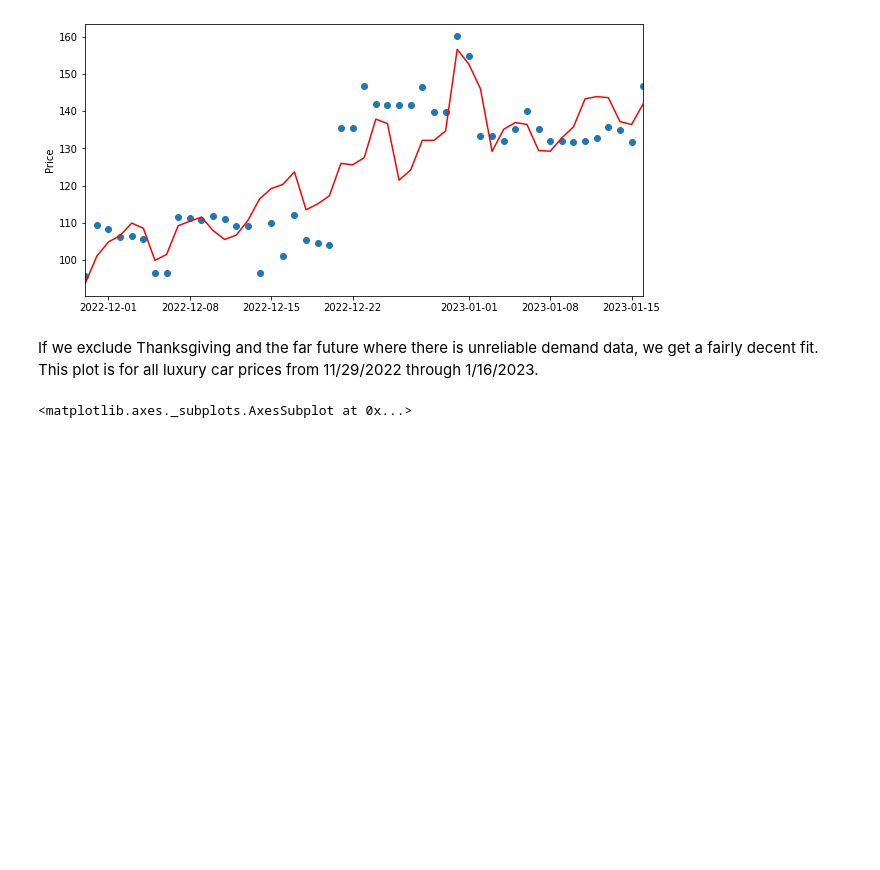
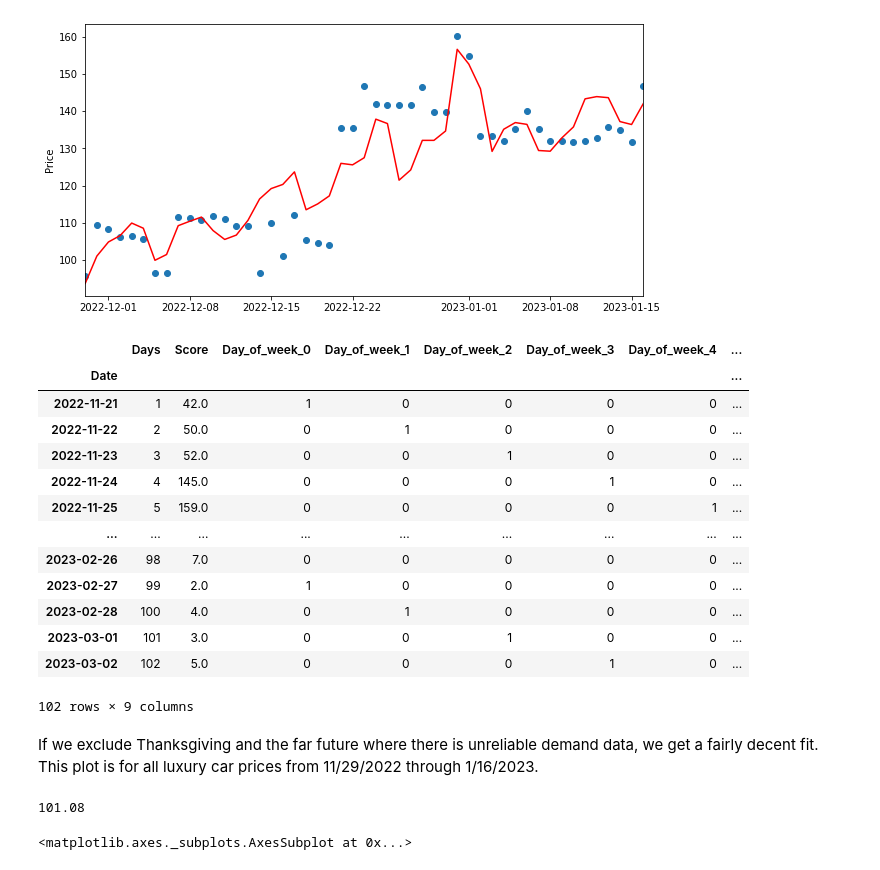
Before and after one commit to JADukeAIPI/AIPIProject, a Jupyter notebook: EDA_and_modeling.ipynb, the cells around one changed output. Saved outputs shown, nothing was run; the diff lists cells and outputs as text; code cells hidden in the pictures; blank space fills up the shorter version.

Commit message:
added pkl of model and utility to prep a date input

```diff
--- a/EDA_and_modeling.ipynb
+++ b/EDA_and_modeling.ipynb
@@ -590,7 +590,7 @@ def linemodel_dow_demand(df, dem_df, col='Price'):
   plt.scatter(x=df2.index, y=df2[col])
   plt.plot(df2.index, df2['Preds'],color='red')
   plt.xlim((df2.index.min(),df2.index.max()))
-  plt.ylabel('Price')
+  plt.ylabel(col)
   plt.show()
 
 
@@ -696,15 +696,15 @@ all_luxury_prices.plot(title='Price of All Luxury Cars')
 # %%
 luxury_prices_df = pd.DataFrame(all_luxury_prices)
 luxury_count_df = pd.DataFrame(luxury_count)
-luxury_df.index = luxury_prices_df.index.rename('Date')
-luxury_df.index = luxury_df.index.strftime('%Y-%m-%d')
-luxury_demand_score = pd.merge(luxury_df, demand_df, on='Date', how = 'left')
+luxury_prices_df.index = luxury_prices_df.index.rename('Date')
+luxury_prices_df.index = luxury_prices_df.index.strftime('%Y-%m-%d')
+luxury_demand_score = pd.merge(luxury_prices_df, demand_df, on='Date', how = 'left')
 luxury_demand_score.plot(title='Average Luxury Car price and demand scores')
 # %% [output]
 <matplotlib.axes._subplots.AxesSubplot at 0x...>
 [figure]
 # %%
-luxury_line, luxury_line_mse, luxury_line_r2 = line_model(luxury_df, 'Price')
+luxury_line, luxury_line_mse, luxury_line_r2 = line_model(luxury_prices_df, 'Price')
 # %% [output]
 The fitted model is: y = 0.126x + 131.513
 The simple linear model has R^2=0.009 and MSE=1542.636
@@ -736,5 +736,48 @@ The fitted model is:
 y = 76.08 + 1.14*Days + 0.20*Score + -1.98*Day_of_week_0 + -0.56*Day_of_week_1 + 4.44*Day_of_week_2 + 4.90*Day_of_week_3 + 3.48*Day_of_week_4 + -4.28*Day_of_week_5 + -6.00*Day_of_week_6
 The simple linear model has R^2=0.747 and MSE=76.904
 [figure]
+# %%
+#display(luxury_seasonal_model_df)
+input_df_to_send = luxury_seasonal_model_df.drop(['Price', 'Preds', 'resids'], axis=1)
+display(input_df_to_send)
+input_df_to_send.to_csv('input_prep_df.csv')
+#luxury_seasonal_model_df.to_csv('luxury_price_model_df.csv')
+#luxury_sliced_seasonal_model_df.to_csv('luxury_price_model_df.csv')
+#luxury_sliced_seasonal_model.predict('2023-01-01')
+# %% [output]
+|  | Days | Score | Day_of_week_0 | Day_of_week_1 | Day_of_week_2 | Day_of_week_3 | Day_of_week_4 | ... |
+| Date |  |  |  |  |  |  |  | ... |
+| 2022-11-21 | 1 | 42.0 | 1 | 0 | 0 | 0 | 0 | ... |
+| 2022-11-22 | 2 | 50.0 | 0 | 1 | 0 | 0 | 0 | ... |
+| 2022-11-23 | 3 | 52.0 | 0 | 0 | 1 | 0 | 0 | ... |
+| 2022-11-24 | 4 | 145.0 | 0 | 0 | 0 | 1 | 0 | ... |
+| 2022-11-25 | 5 | 159.0 | 0 | 0 | 0 | 0 | 1 | ... |
+| ... | ... | ... | ... | ... | ... | ... | ... | ... |
+| 2023-02-26 | 98 | 7.0 | 0 | 0 | 0 | 0 | 0 | ... |
+| 2023-02-27 | 99 | 2.0 | 1 | 0 | 0 | 0 | 0 | ... |
+| 2023-02-28 | 100 | 4.0 | 0 | 1 | 0 | 0 | 0 | ... |
+| 2023-03-01 | 101 | 3.0 | 0 | 0 | 1 | 0 | 0 | ... |
+| 2023-03-02 | 102 | 5.0 | 0 | 0 | 0 | 1 | 0 | ... |
+102 rows × 9 columns
 # %% [markdown]
 If we exclude Thanksgiving and the far future where there is unreliable demand data, we get a fairly decent fit. This plot is for all luxury car prices from 11/29/2022 through 1/16/2023.
+# %%
+#input_df = luxury_sliced_seasonal_model_df.drop(['Price', 'Preds', 'resids'], axis=1)
+
+def create_input_from_date(date):
+
+
+  df = pd.read_csv('input_prep_df.csv')
+  df.set_index('Date', inplace = True)
+
+  example = df.loc[df.index==date]
+  #print(example)
+
+  return example
+
+example = create_input_from_date('2022-11-30')
+
+pred = round(luxury_sliced_seasonal_model.predict(example)[0], 2)
+pred
+# %% [output]
+101.08
```
Also changed, not shown: parts of 2 cells of this notebook.
